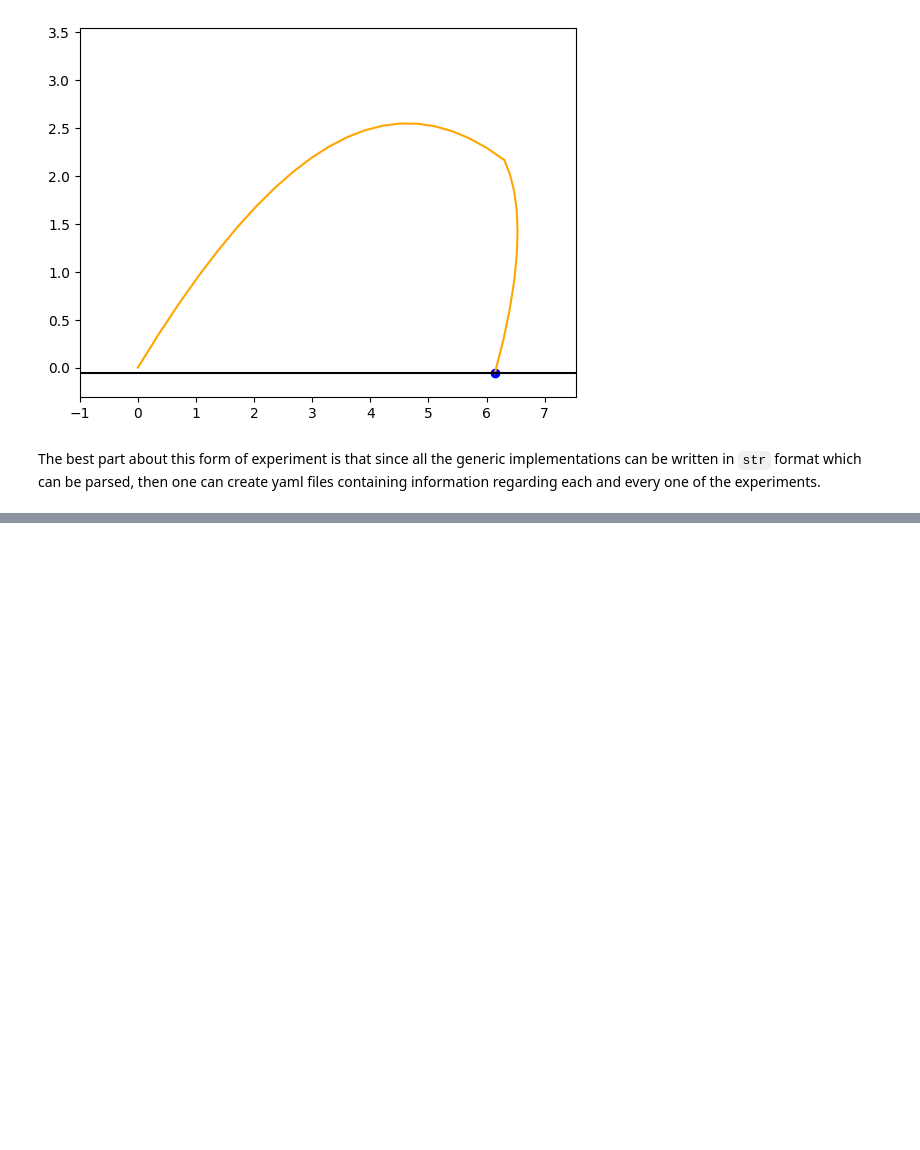
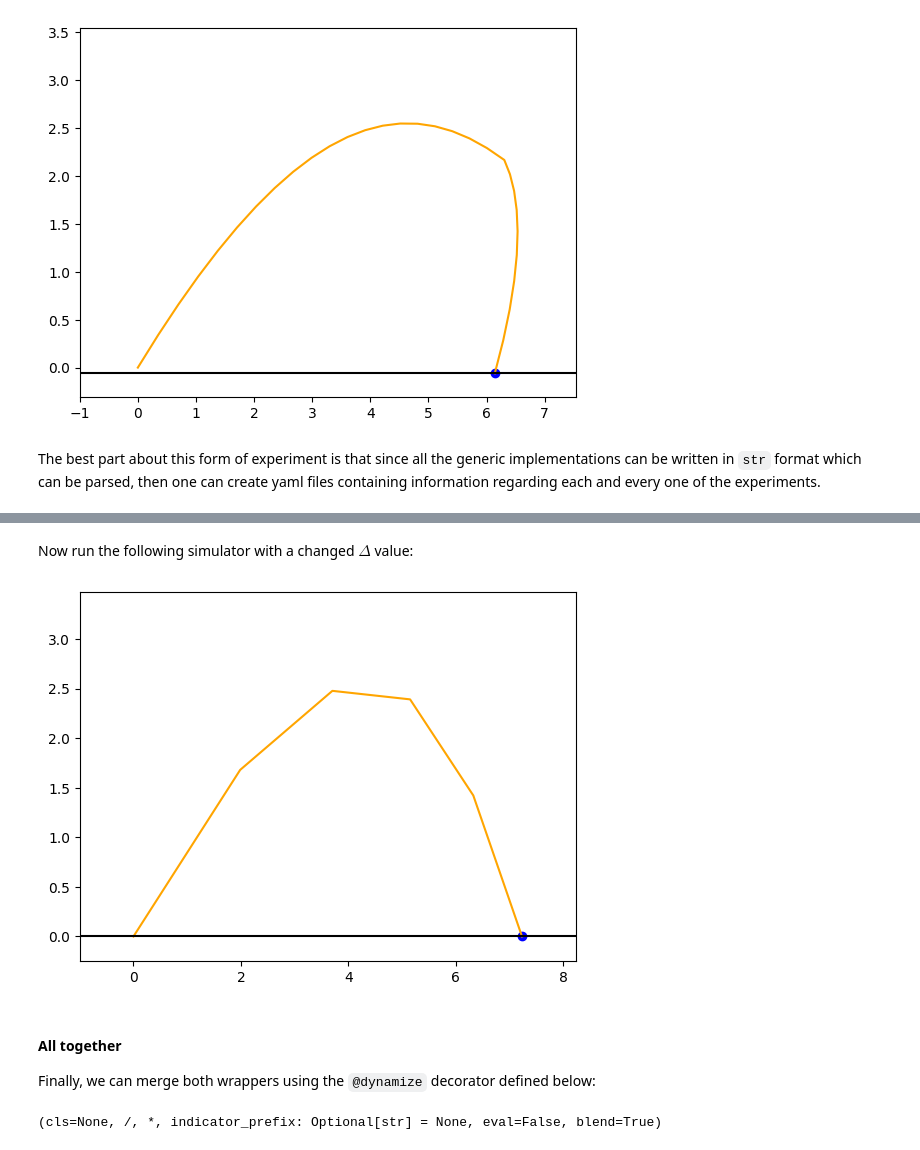
Before and after one commit to vahidzee/dypy, a Jupyter notebook: notebooks/test_class_wrapper.ipynb, the cells around one changed output, grey strips where cells are left out. Cells and saved outputs as stored; diff of their text form; code cells hidden in the pictures; blank space fills up the shorter version.

```diff
--- a/notebooks/test_class_wrapper.ipynb
+++ b/notebooks/test_class_wrapper.ipynb
@@ -229,0 +317,21 @@ The best part about this form of experiment is that since all the generic implem
+# %% [markdown]
+Now run the following simulator with a changed $\Delta$ value:
+# %%
+# This is a faster simulator with a non-smooth trajectory
+simul = BallSimulator(1, 1, 10, 0.25 * np.pi, delta_t=0.3)
+
+# show all the simul fields
+simul.simulate()
+# %% [output]
+[figure, added]
+# %% [markdown]
+#### All together
+
+Finally, we can merge both wrappers using the `@dynamize` decorator defined below:
+# %%
+%autoreload 2
+from dycode.wrappers import dynamize
+import inspect
+print(inspect.Signature.from_callable(dynamize))
+# %% [output]
+(cls=None, /, *, indicator_prefix: Optional[str] = None, eval=False, blend=True)
```
Also changed, not shown: parts of 6 cells of this notebook.
